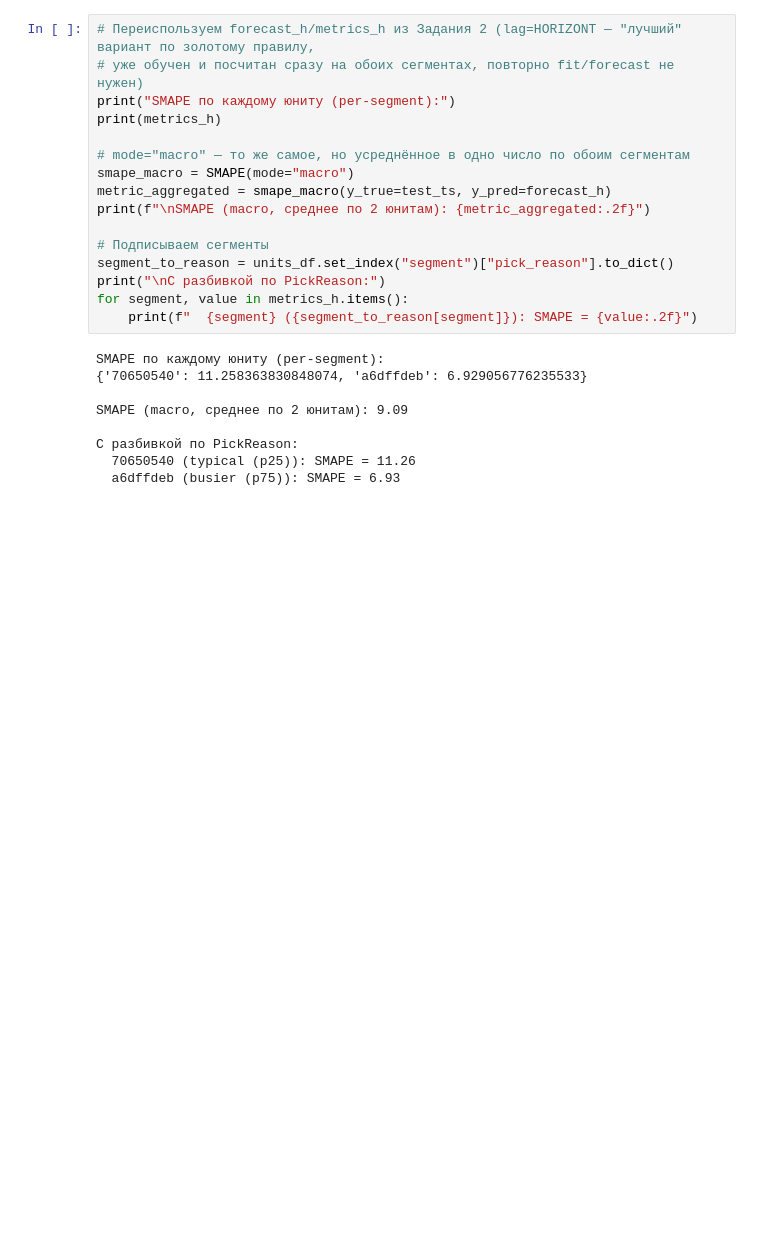
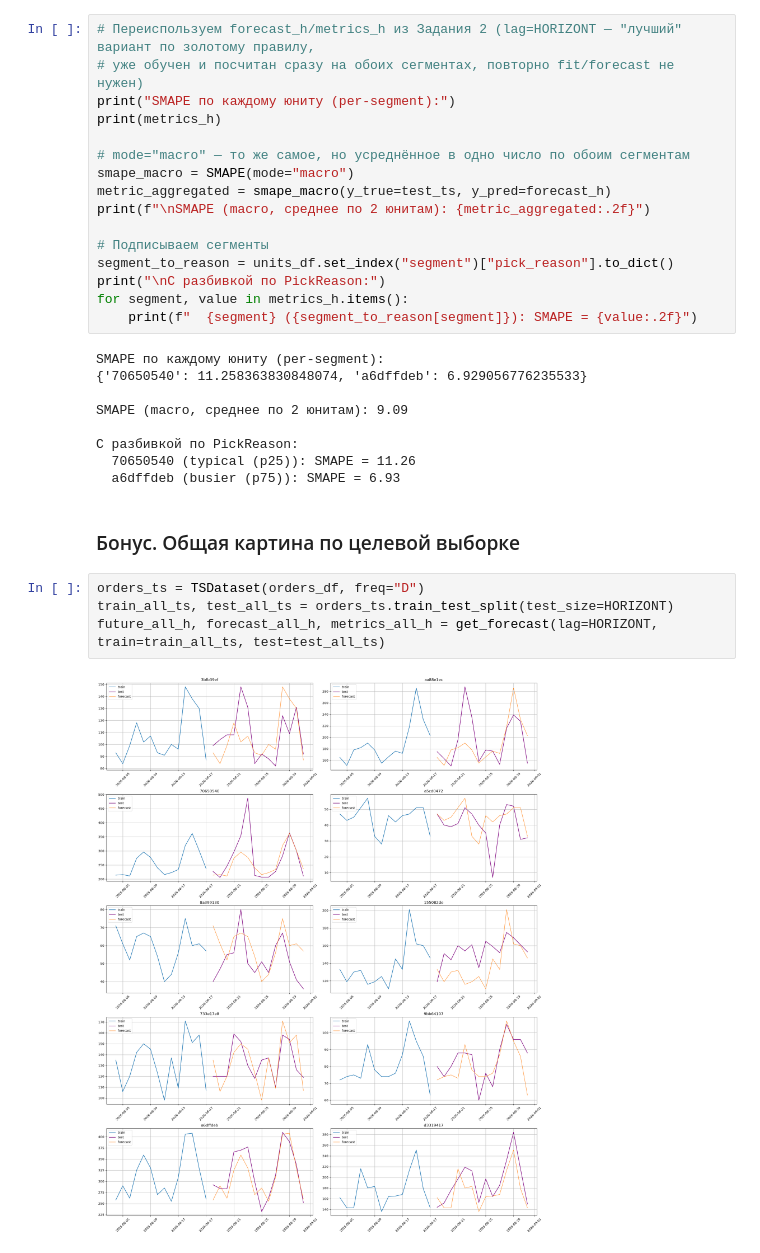
Before and after one commit to skv-analyst/study-etna, a Jupyter notebook: weeks/week-01-infra-and-classic-models/ch02-NaiveModel.ipynb, the cells around one changed output. Saved outputs shown, nothing was run; the diff lists cells and outputs as text; blank space fills up the shorter version.

```diff
--- a/weeks/week-01-infra-and-classic-models/ch02-NaiveModel.ipynb
+++ b/weeks/week-01-infra-and-classic-models/ch02-NaiveModel.ipynb
@@ -237,3 +236,11 @@ SMAPE (macro, среднее по 2 юнитам): 9.09
 С разбивкой по PickReason:
   70650540 (typical (p25)): SMAPE = 11.26
   a6dffdeb (busier (p75)): SMAPE = 6.93
+# %% [markdown]
+### Бонус. Общая картина по целевой выборке
+# %%
+orders_ts = TSDataset(orders_df, freq="D")
+train_all_ts, test_all_ts = orders_ts.train_test_split(test_size=HORIZONT)
+future_all_h, forecast_all_h, metrics_all_h = get_forecast(lag=HORIZONT, train=train_all_ts, test=test_all_ts)
+# %% [output]
+[figure, added]
```
Also changed, not shown: parts of 14 cells of this notebook, 9 other files.
